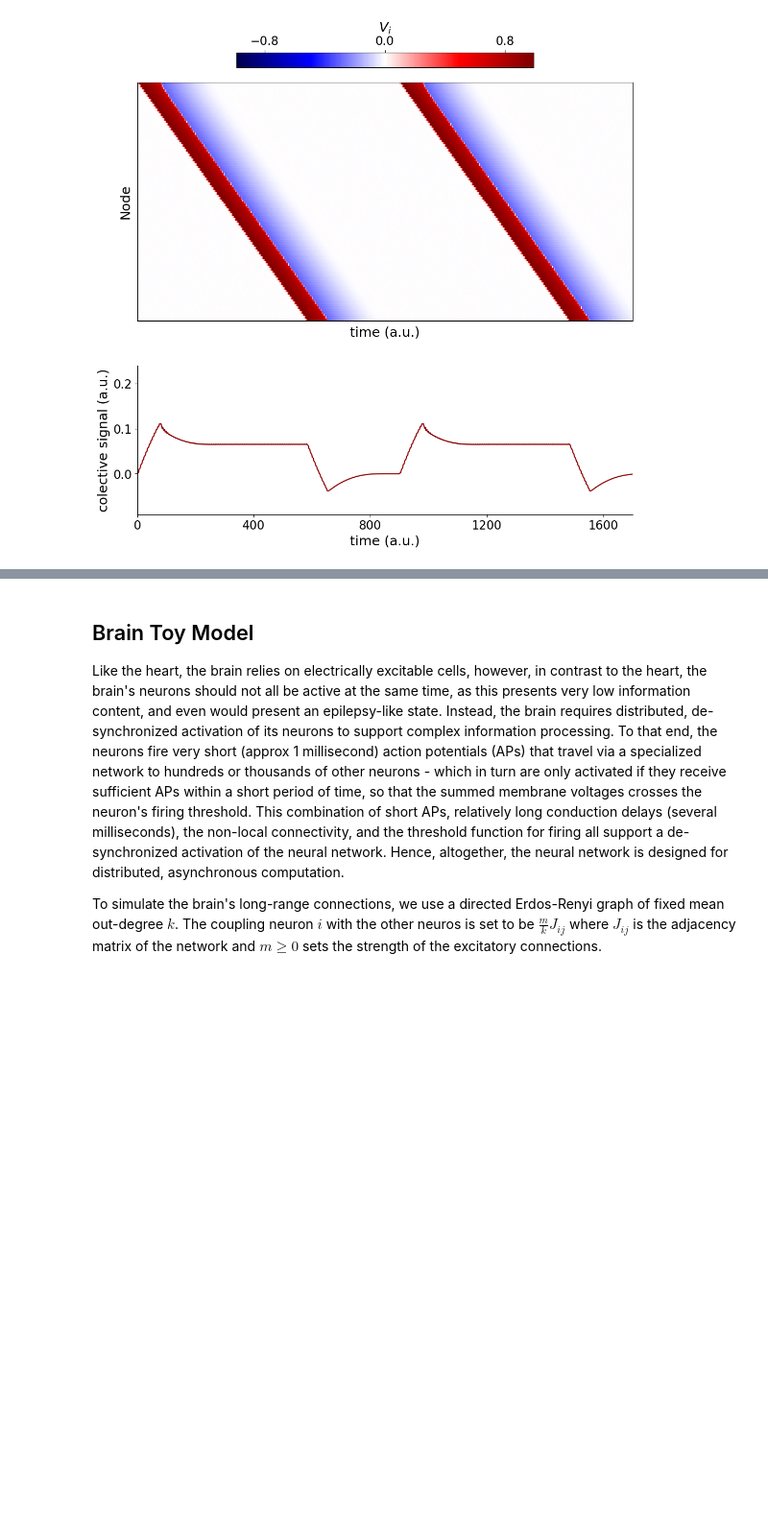
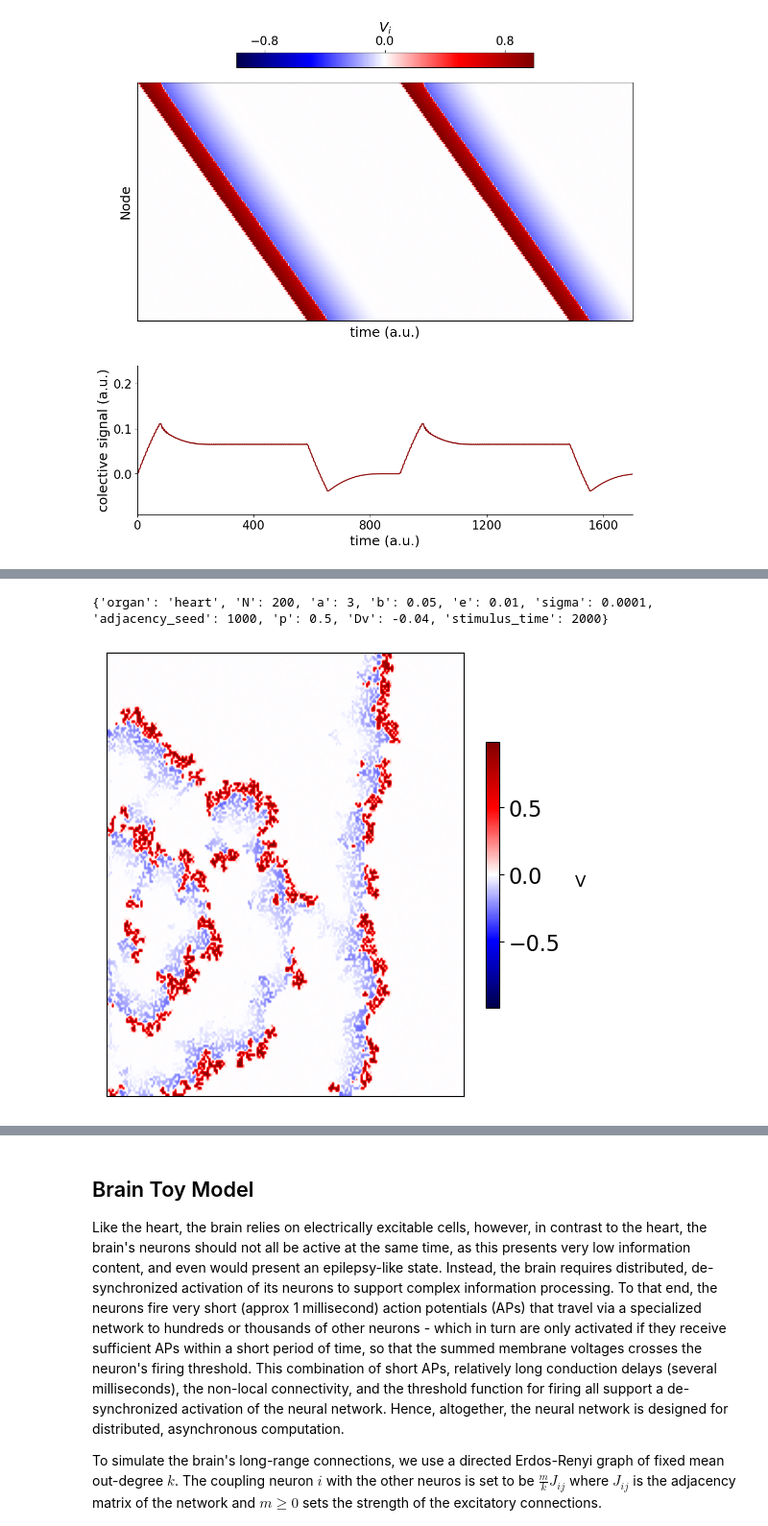
Before and after one commit to Priesemann-Group/perspective_heart_and_brain_binder, a Jupyter notebook: heart_brain_simulation.ipynb, the cells around one changed output, grey strips where cells are left out. Shown at 96% size. Cells and saved outputs as stored; diff of their text form; code cells hidden in the pictures; blank space fills up the shorter version.

Commit message:
updated notebooks with arrhythmia

```diff
--- a/heart_brain_simulation.ipynb
+++ b/heart_brain_simulation.ipynb
@@ -139,0 +148,10 @@ plot_kymograph_and_collective_signal(fig2, axkimo, axcollective, heart_toymodel,
+# %%
+arrhythmia_toymodel = FHN_model(
+
+                 organ='heart',
+                 p=0.5,
+                 N=200,
+                 adjacency_seed=1000,
+                 stimulus_time=2000)
+# %% [output]
+{'organ': 'heart', 'N': 200, 'a': 3, 'b': 0.05, 'e': 0.01, 'sigma': 0.0001, 'adjacency_seed': 1000, 'p': 0.5, 'Dv': -0.04, 'stimulus_time': 2000}
@@ -139,0 +162,7 @@ plot_kymograph_and_collective_signal(fig2, axkimo, axcollective, heart_toymodel,
+# %%
+#Plotting one frame of the solution of the membrane potential
+#t_frame is the time point at which the frame is plotted
+fig1, ax1 = plt.subplots(figsize=(6, 6), facecolor='none')
+heart_plot(fig1, ax1, arrhythmia_toymodel, t_frame=1900)
+# %% [output]
+[figure, added]
```
Also changed, not shown: parts of 10 cells of this notebook, 1 other file.
